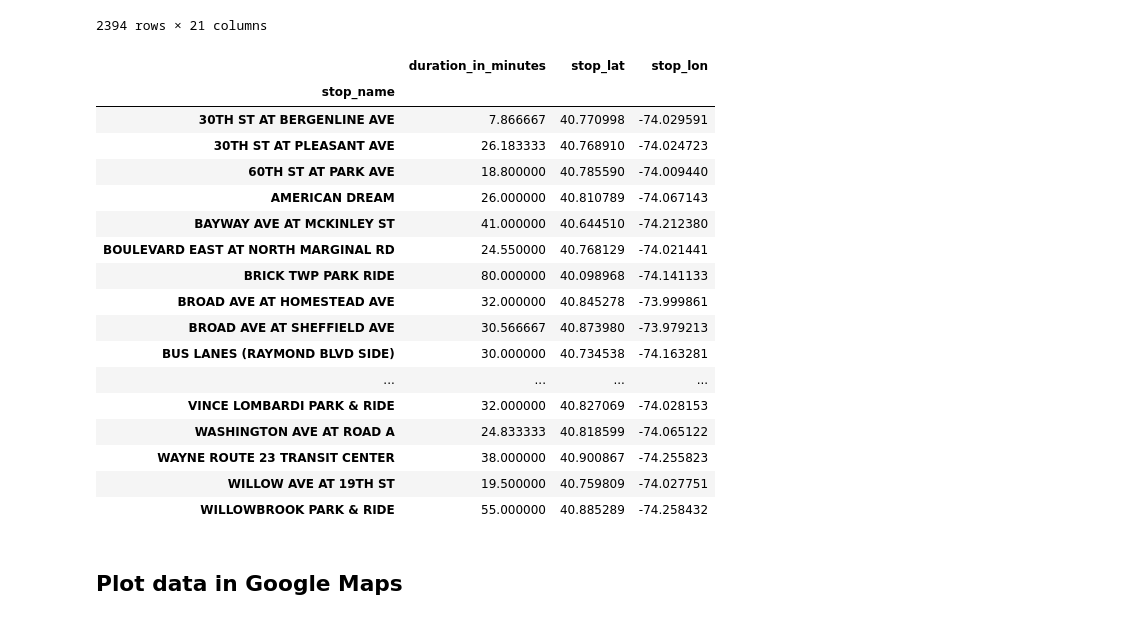
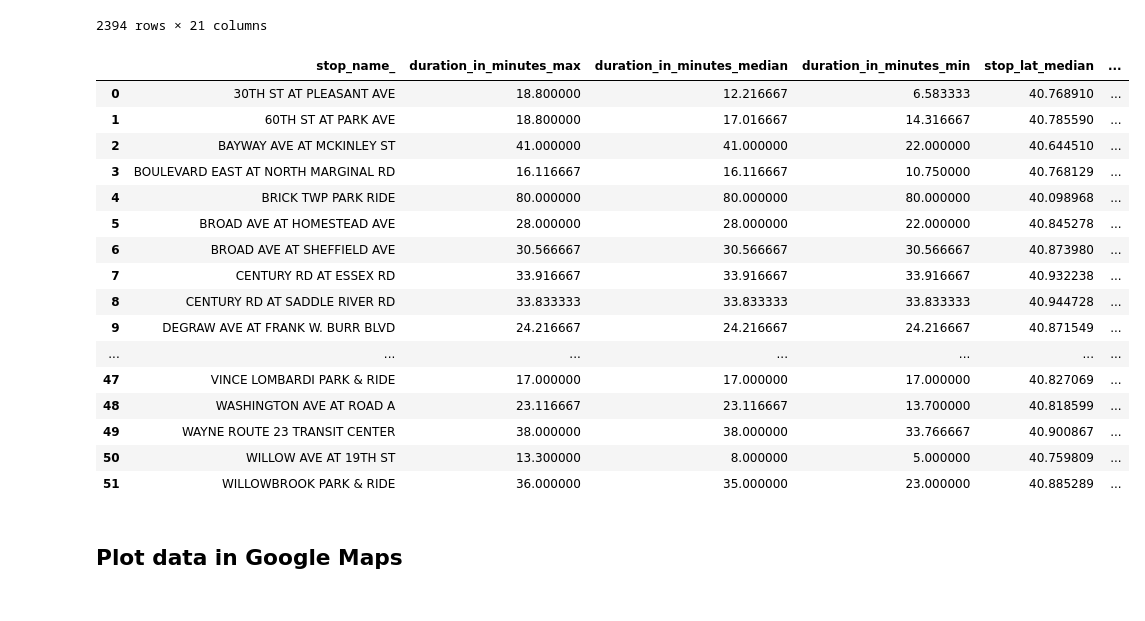
Before and after one commit to okhan11/express_njtransit_routes, a Jupyter notebook: express_njtransit_routes_to_pabt.ipynb, the cells around one changed output. Saved outputs shown, nothing was run; the diff lists cells and outputs as text; code cells hidden in the pictures.

Commit message:
Plot min/max/median and only during AM commute

```diff
--- a/express_njtransit_routes_to_pabt.ipynb
+++ b/express_njtransit_routes_to_pabt.ipynb
@@ -151,27 +151,35 @@ display(nonstop_stops.query('departure_time > "06:00:00" and departure_time < "1
 | 834553 | 17392 | 08:07:00 | 08:07:00 | 39684 | 1 | 0 | 0 | ... |
 2394 rows × 21 columns
 # %%
-express_routes_by_stop=nonstop_stops.pivot_table(index='stop_name', values=['duration_in_minutes', 'stop_lat', 'stop_lon'], aggfunc='max')
+express_routes_by_stop=nonstop_stops.query('departure_time > "06:00:00" and departure_time < "09:00:00"').pivot_table(
+    index='stop_name',
+    values=['duration_in_minutes', 'stop_lat', 'stop_lon'],
+    aggfunc={
+        'duration_in_minutes':('max', 'min', 'median'),
+        'stop_lat': 'median',
+        'stop_lon': 'median'
+    }
+).reset_index()
+express_routes_by_stop.columns=["_".join(a) for a in express_routes_by_stop.columns.to_flat_index()]
 express_routes_by_stop
 # %% [output]
-|  | duration_in_minutes | stop_lat | stop_lon |
-| stop_name |  |  |  |
-| 30TH ST AT BERGENLINE AVE | 7.866667 | 40.770998 | -74.029591 |
-| 30TH ST AT PLEASANT AVE | 26.183333 | 40.768910 | -74.024723 |
-| 60TH ST AT PARK AVE | 18.800000 | 40.785590 | -74.009440 |
-| AMERICAN DREAM | 26.000000 | 40.810789 | -74.067143 |
-| BAYWAY AVE AT MCKINLEY ST | 41.000000 | 40.644510 | -74.212380 |
-| BOULEVARD EAST AT NORTH MARGINAL RD | 24.550000 | 40.768129 | -74.021441 |
-| BRICK TWP PARK RIDE | 80.000000 | 40.098968 | -74.141133 |
-| BROAD AVE AT HOMESTEAD AVE | 32.000000 | 40.845278 | -73.999861 |
-| BROAD AVE AT SHEFFIELD AVE | 30.566667 | 40.873980 | -73.979213 |
-| BUS LANES (RAYMOND BLVD SIDE) | 30.000000 | 40.734538 | -74.163281 |
-| ... | ... | ... | ... |
-| VINCE LOMBARDI PARK & RIDE | 32.000000 | 40.827069 | -74.028153 |
-| WASHINGTON AVE AT ROAD A | 24.833333 | 40.818599 | -74.065122 |
-| WAYNE ROUTE 23 TRANSIT CENTER | 38.000000 | 40.900867 | -74.255823 |
-| WILLOW AVE AT 19TH ST | 19.500000 | 40.759809 | -74.027751 |
-| WILLOWBROOK PARK & RIDE | 55.000000 | 40.885289 | -74.258432 |
+|  | stop_name_ | duration_in_minutes_max | duration_in_minutes_median | duration_in_minutes_min | stop_lat_median | ... |
+| 0 | 30TH ST AT PLEASANT AVE | 18.800000 | 12.216667 | 6.583333 | 40.768910 | ... |
+| 1 | 60TH ST AT PARK AVE | 18.800000 | 17.016667 | 14.316667 | 40.785590 | ... |
+| 2 | BAYWAY AVE AT MCKINLEY ST | 41.000000 | 41.000000 | 22.000000 | 40.644510 | ... |
+| 3 | BOULEVARD EAST AT NORTH MARGINAL RD | 16.116667 | 16.116667 | 10.750000 | 40.768129 | ... |
+| 4 | BRICK TWP PARK RIDE | 80.000000 | 80.000000 | 80.000000 | 40.098968 | ... |
+| 5 | BROAD AVE AT HOMESTEAD AVE | 28.000000 | 28.000000 | 22.000000 | 40.845278 | ... |
+| 6 | BROAD AVE AT SHEFFIELD AVE | 30.566667 | 30.566667 | 30.566667 | 40.873980 | ... |
+| 7 | CENTURY RD AT ESSEX RD | 33.916667 | 33.916667 | 33.916667 | 40.932238 | ... |
+| 8 | CENTURY RD AT SADDLE RIVER RD | 33.833333 | 33.833333 | 33.833333 | 40.944728 | ... |
+| 9 | DEGRAW AVE AT FRANK W. BURR BLVD | 24.216667 | 24.216667 | 24.216667 | 40.871549 | ... |
+| ... | ... | ... | ... | ... | ... | ... |
+| 47 | VINCE LOMBARDI PARK & RIDE | 17.000000 | 17.000000 | 17.000000 | 40.827069 | ... |
+| 48 | WASHINGTON AVE AT ROAD A | 23.116667 | 23.116667 | 13.700000 | 40.818599 | ... |
+| 49 | WAYNE ROUTE 23 TRANSIT CENTER | 38.000000 | 38.000000 | 33.766667 | 40.900867 | ... |
+| 50 | WILLOW AVE AT 19TH ST | 13.300000 | 8.000000 | 5.000000 | 40.759809 | ... |
+| 51 | WILLOWBROOK PARK & RIDE | 36.000000 | 35.000000 | 23.000000 | 40.885289 | ... |
 # %% [markdown]
 ## Plot data in Google Maps
 # %% [markdown]
```
Also changed, not shown: parts of 2 cells of this notebook, 1 other file.
